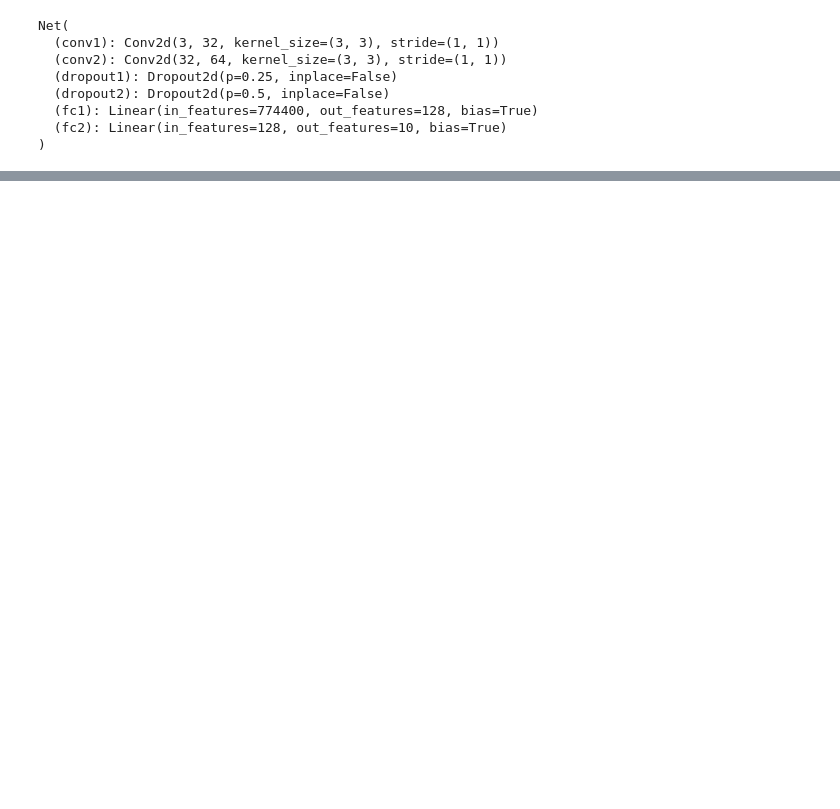
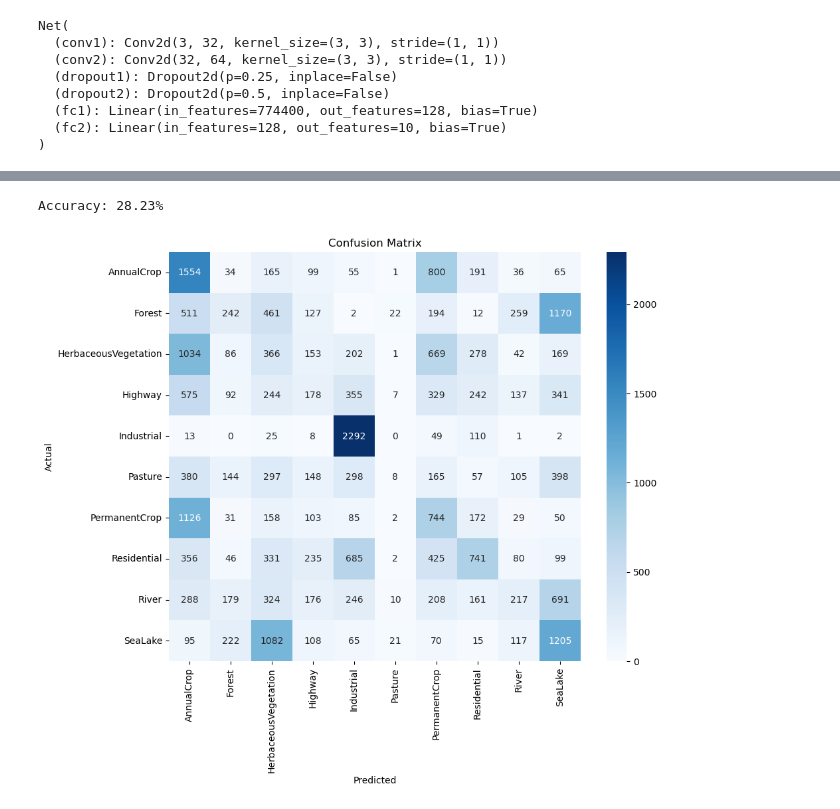
Before and after one commit to teaganmilford/ML-Final-Project, a Jupyter notebook: Neural Network ML Final.ipynb, the cells around one changed output, grey strips where cells are left out. Saved outputs shown, nothing was run; the diff lists cells and outputs as text; code cells hidden in the pictures; blank space fills up the shorter version.

```diff
--- a/Neural Network ML Final.ipynb
+++ b/Neural Network ML Final.ipynb
@@ -250,0 +298,46 @@ KeyboardInterrupt:
+# %%
+# Calculate and print the accuracy
+correct = 0
+total = 0
+
+with torch.no_grad():
+    for data in testloader:  # Use the appropriate loader (testloader or validloader)
+        images, labels = data
+        outputs = net(images)
+        _, predicted = torch.max(outputs.data, 1)
+        total += labels.size(0)
+        correct += (predicted == labels).sum().item()
+
+accuracy = 100 * correct / total
+print('Accuracy: {:.2f}%'.format(accuracy))
+# %% [output]
+Accuracy: 28.23%
+# %%
+import matplotlib.pyplot as plt
+import seaborn as sns
+from sklearn.metrics import confusion_matrix
+
+# Get all predicted labels for the entire test set
+all_predicted = []
+all_actual = []
+
+with torch.no_grad():
+    for data in testloader:  # Use the appropriate loader (testloader or validloader)
+        images, labels = data
+        outputs = net(images)
+        _, predicted = torch.max(outputs.data, 1)
+        all_predicted.extend(predicted.tolist())
+        all_actual.extend(labels.tolist())
+
+# Create a confusion matrix
+conf_matrix = confusion_matrix(all_actual, all_predicted)
+
+# Plot the confusion matrix as a heatmap
+plt.figure(figsize=(10, 8))
+sns.heatmap(conf_matrix, annot=True, fmt='d', cmap='Blues', xticklabels=label_names.values(), yticklabels=label_names.values())
+plt.xlabel('Predicted')
+plt.ylabel('Actual')
+plt.title('Confusion Matrix')
+plt.show()
+# %% [output]
+[figure, added]
```
Also changed, not shown: parts of 5 cells of this notebook.
